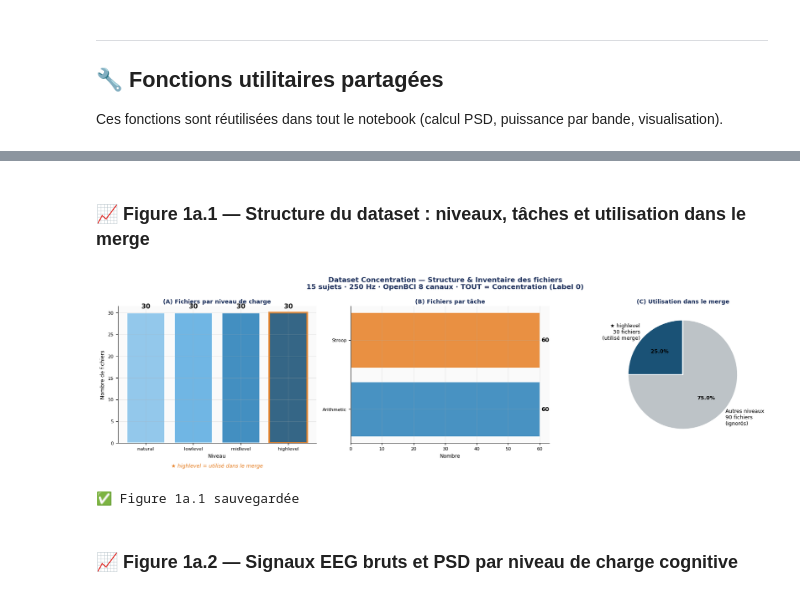
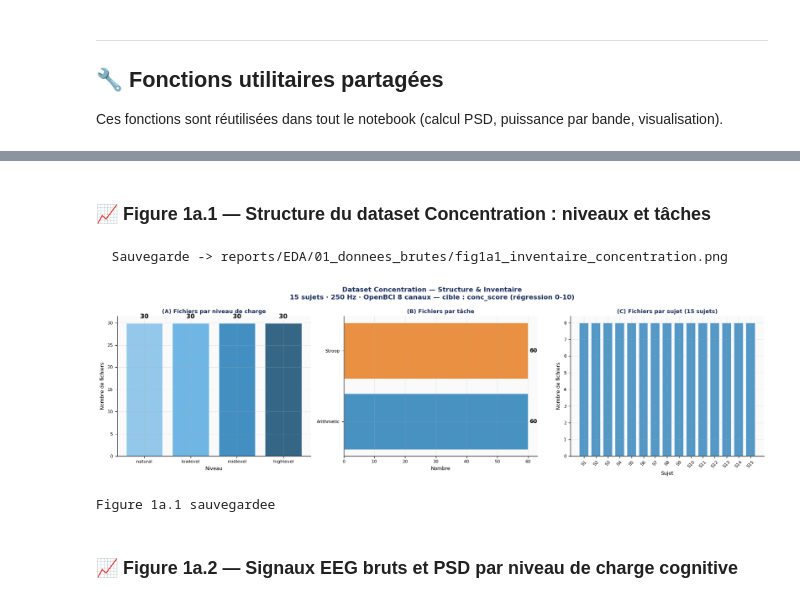
Before and after one commit to yasmine-elmkh/Adaptative-neurofeedback-PROJECT, a Jupyter notebook: Notebooks/EDA.ipynb, the cells around one changed output, grey strips where cells are left out. Saved outputs shown, nothing was run; the diff lists cells and outputs as text; code cells hidden in the pictures.

```diff
--- a/Notebooks/EDA.ipynb
+++ b/Notebooks/EDA.ipynb
@@ -276,19 +345,16 @@ if CONC_DIR.exists():
             'task':      txt_file.parent.name,
             'level':     level,
             'subject':   subj,
-            'label':     0,
-            'used_merge': level == 'highlevel'
         })
 
     # ── Résumé ───────────────────────────────────────────────
     print(f"✅ {len(conc_inventory)} fichiers .txt trouvés")
-    print(f"   Classe unique : Concentration (Label 0)")
+    print(f"   Dataset cible : conc_score 0-10 (régression)")
     print(f"   Sujets uniques : {len(set(i['subject'] for i in conc_inventory))}")
     print()
     for lv in LEVELS:
         n = sum(1 for i in conc_inventory if i['level']==lv)
-        flag = '★ MERGE' if lv=='highlevel' else ''
-        print(f"   {lv:12s} : {n:3d} fichiers  {flag}")
+        print(f"   {lv:12s} : {n:3d} fichiers")
 else:
     print(f"❌ Dossier non trouvé : {CONC_DIR}")
     conc_inventory = []
@@ -304,67 +370,57 @@ else:
 # %% [markdown]
-### 📈 Figure 1a.1 — Structure du dataset : niveaux, tâches et utilisation dans le merge
+### 📈 Figure 1a.1 — Structure du dataset Concentration : niveaux et tâches
 # %%
-# ============================================================
 # FIGURE 1a.1 — Inventaire visuel dataset Concentration
-# ============================================================
 from collections import Counter
 
 fig, axes = plt.subplots(1, 3, figsize=(17, 5))
-fig.suptitle('Dataset Concentration — Structure & Inventaire des fichiers\n'
-             '15 sujets · 250 Hz · OpenBCI 8 canaux · TOUT = Concentration (Label 0)',
-             fontsize=12, fontweight='bold', color=C['dark'])
+fig.suptitle("Dataset Concentration — Structure & Inventaire\n"
+             "15 sujets · 250 Hz · OpenBCI 8 canaux — cible : conc_score (régression 0-10)",
+             fontsize=12, fontweight="bold", color=C["dark"])
 
-# ── (A) Répartition par niveau ───────────────────────────────
+# (A) Répartition par niveau
 ax = axes[0]
-lvl_counts = Counter(i['level'] for i in conc_inventory)
+lvl_counts = Counter(i["level"] for i in conc_inventory)
 ordered = [lv for lv in LEVELS if lv in lvl_counts]
 counts  = [lvl_counts[lv] for lv in ordered]
-colors_lv = ['#85C1E9','#5DADE2',C['conc'],'#1A5276']
-bars = ax.bar(ordered, counts, color=colors_lv, alpha=0.88, edgecolor='white', lw=2)
+colors_lv = ["#85C1E9","#5DADE2",C["conc"],"#1A5276"]
+bars = ax.bar(ordered, counts, color=colors_lv, alpha=0.88, edgecolor="white", lw=2)
 for bar, v in zip(bars, counts):
     ax.text(bar.get_x()+bar.get_width()/2, bar.get_height()+1,
-            str(v), ha='center', fontweight='bold', fontsize=11)
-bars[-1].set_edgecolor('#E67E22'); bars[-1].set_linewidth(3)
-ax.text(0.5, -0.18, '★ highlevel = utilisé dans le merge',
-        transform=ax.transAxes, ha='center', fontsize=9,
-        color='#E67E22', style='italic')
-style_ax(ax, '(A) Fichiers par niveau de charge', 'Niveau', 'Nombre de fichiers')
+            str(v), ha="center", fontweight="bold", fontsize=11)
+style_ax(ax, "(A) Fichiers par niveau de charge", "Niveau", "Nombre de fichiers")
 
-# ── (B) Répartition par tâche ────────────────────────────────
+# (B) Répartition par tâche
 ax = axes[1]
-task_counts = Counter(i['task'] for i in conc_inventory)
+task_counts = Counter(i["task"] for i in conc_inventory)
 tasks_sorted = sorted(task_counts.items(), key=lambda x: -x[1])
-ax.barh([t[0].replace('_Data','') for t in tasks_sorted],
+ax.barh([t[0].replace("_Data","") for t in tasks_sorted],
          [t[1] for t in tasks_sorted],
-         color=[C['conc'], C['mid']], alpha=0.85, edgecolor='white', lw=2)
+         color=[C["conc"], C["mid"]], alpha=0.85, edgecolor="white", lw=2)
 for i, (_, v) in enumerate(tasks_sorted):
-    ax.text(v+0.5, i, str(v), va='center', fontweight='bold')
-style_ax(ax, '(B) Fichiers par tâche', 'Nombre', '')
+    ax.text(v+0.5, i, str(v), va="center", fontweight="bold")
+style_ax(ax, "(B) Fichiers par tâche", "Nombre", "")
 
-# ── (C) Utilisé vs ignoré dans le merge ─────────────────────
+# (C) Fichiers par sujet
 ax = axes[2]
-n_used = sum(1 for i in conc_inventory if i['used_merge'])
-n_ign  = len(conc_inventory) - n_used
-wedges, texts, autos = ax.pie(
-    [n_used, n_ign],
-    labels=[f'★ highlevel\n{n_used} fichiers\n(utilisé merge)',
-            f'Autres niveaux\n{n_ign} fichiers\n(ignorés)'],
-    colors=['#1A5276','#BDC3C7'], autopct='%1.1f%%',
-    startangle=90, textprops={'fontsize':9},
-    wedgeprops=dict(edgecolor='white', lw=2))
-for at in autos: at.set_fontweight('bold')
-style_ax(ax, '(C) Utilisation dans le merge', '', '')
+subj_cnt = Counter(i["subject"] for i in conc_inventory)
+sids_sorted = sorted(subj_cnt.keys())
+ax.bar([f"S{s}" for s in sids_sorted], [subj_cnt[s] for s in sids_sorted],
+       color=C["conc"], alpha=0.8, edgecolor="white", lw=1.5)
+ax.set_xticklabels([f"S{s}" for s in sids_sorted], rotation=45, fontsize=7)
+style_ax(ax, "(C) Fichiers par sujet (15 sujets)", "Sujet", "Nombre de fichiers")
 
-Conc_Data_DIR = EDA_DIR / 'Initiale' /'Concentration'
+Conc_Data_DIR = EDA_DIR / "Initiale" / "Concentration"
 Conc_Data_DIR.mkdir(parents=True, exist_ok=True)
-
 plt.tight_layout()
-plt.savefig(Conc_Data_DIR /'conc_inventaire.png', dpi=120, bbox_inches='tight')
+plt.savefig(Conc_Data_DIR / "conc_inventaire.png", dpi=120, bbox_inches="tight")
+save_fig(fig, "01_donnees_brutes", "fig1a1_inventaire_concentration.png")
 plt.show()
-print("✅ Figure 1a.1 sauvegardée")
+print("Figure 1a.1 sauvegardee")
 # %% [output]
+  Sauvegarde -> reports/EDA/01_donnees_brutes/fig1a1_inventaire_concentration.png
-[figure, old version]
+[figure, new version]
-✅ Figure 1a.1 sauvegardée
+Figure 1a.1 sauvegardee
 # %% [markdown]
 ### 📈 Figure 1a.2 — Signaux EEG bruts et PSD par niveau de charge cognitive
 # %%
```
Also changed, not shown: parts of 42 cells of this notebook.
